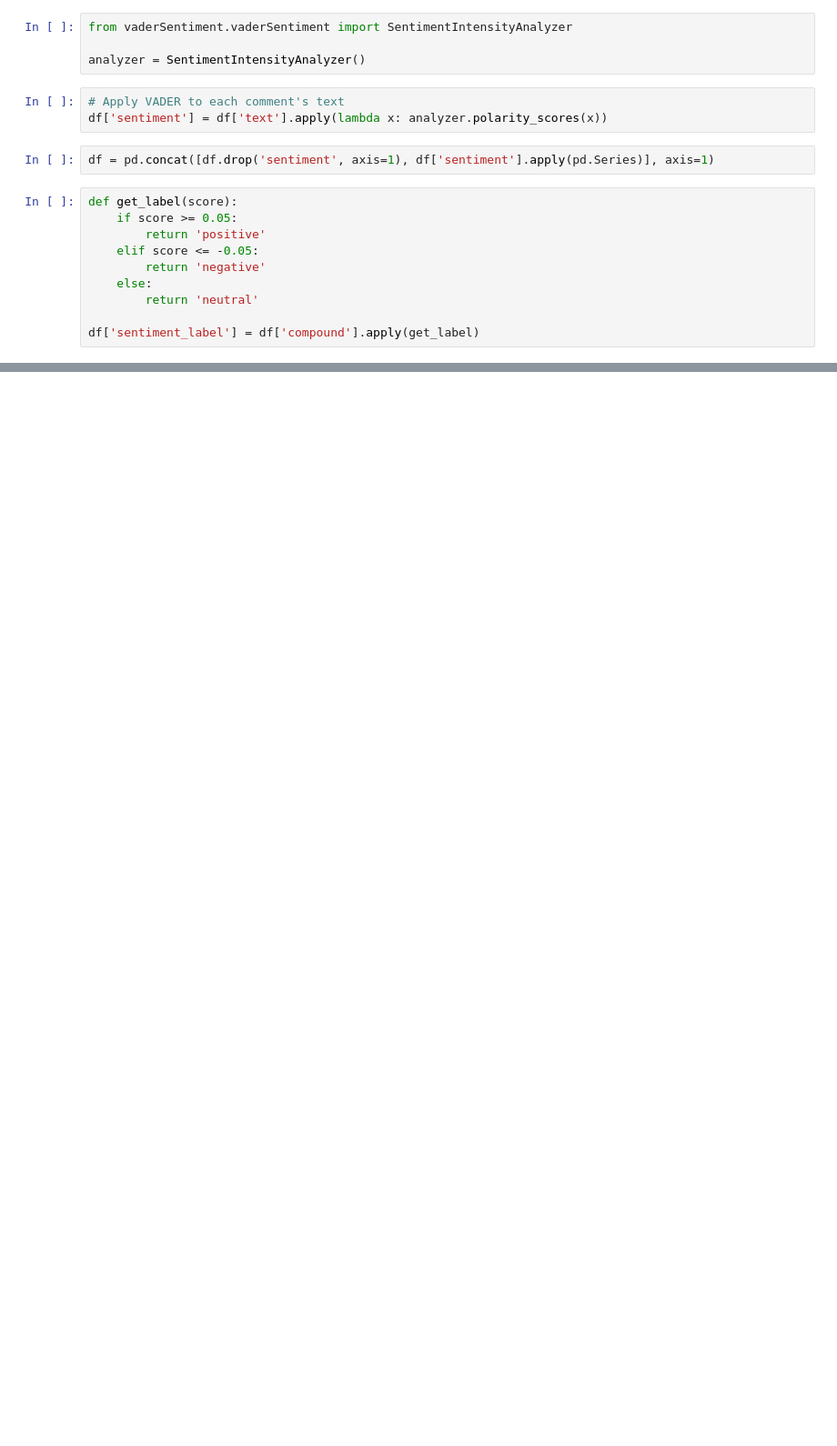
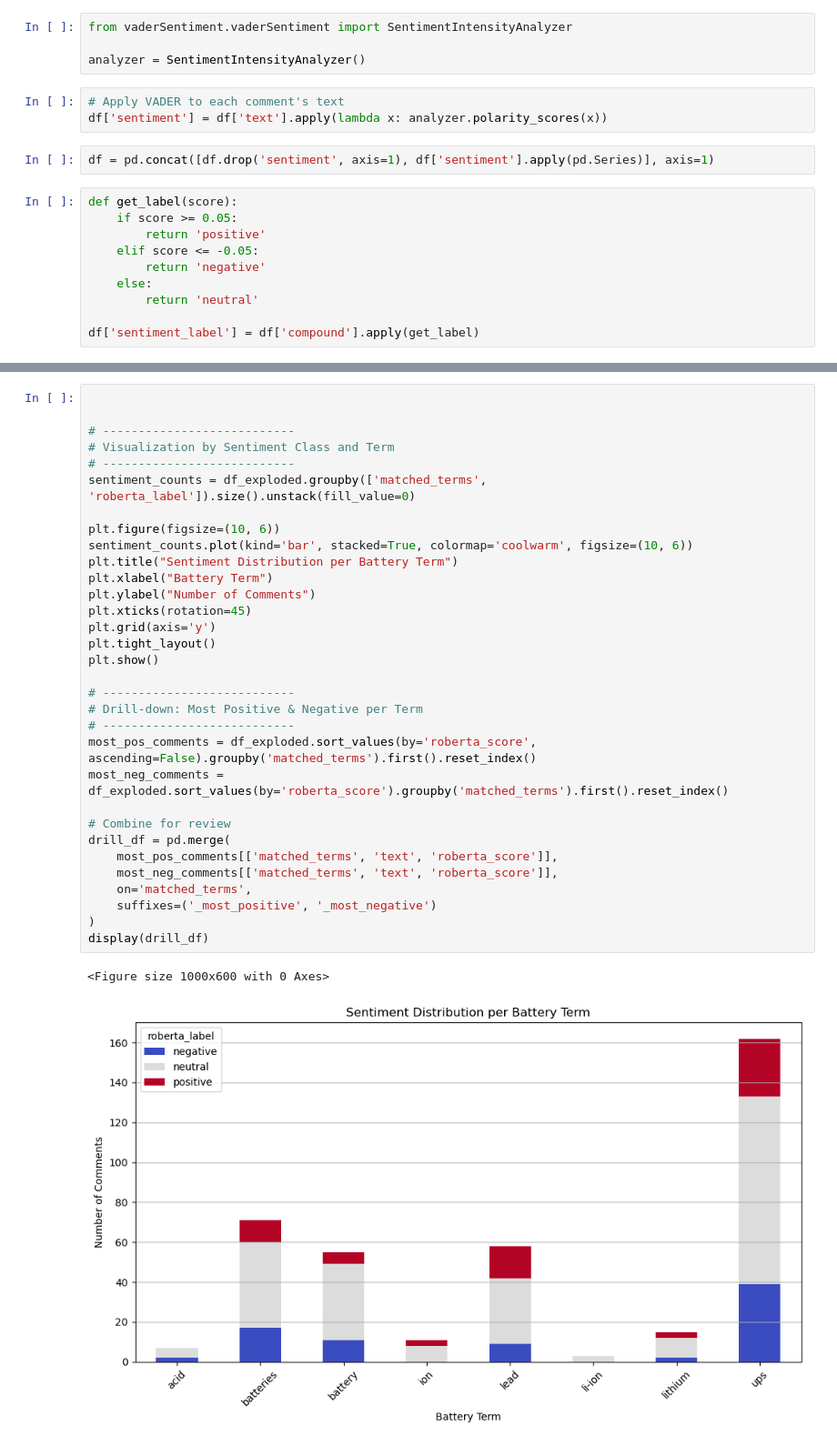
Before and after one commit to rsm-lcapobianco/mysite, a Jupyter notebook: Personnel/Reddit_Sentiment/Reddit_Scrape.ipynb, the cells around one changed output, grey strips where cells are left out. Shown: that part at 91% size. Drawn from its saved outputs; the diff is of its cells as text; blank space fills up the shorter version.

```diff
--- a/Personnel/Reddit_Sentiment/Reddit_Scrape.ipynb
+++ b/Personnel/Reddit_Sentiment/Reddit_Scrape.ipynb
@@ -132,0 +261,35 @@ plt.show()
+# %%
+
+
+# ---------------------------
+# Visualization by Sentiment Class and Term
+# ---------------------------
+sentiment_counts = df_exploded.groupby(['matched_terms', 'roberta_label']).size().unstack(fill_value=0)
+
+plt.figure(figsize=(10, 6))
+sentiment_counts.plot(kind='bar', stacked=True, colormap='coolwarm', figsize=(10, 6))
+plt.title("Sentiment Distribution per Battery Term")
+plt.xlabel("Battery Term")
+plt.ylabel("Number of Comments")
+plt.xticks(rotation=45)
+plt.grid(axis='y')
+plt.tight_layout()
+plt.show()
+
+# ---------------------------
+# Drill-down: Most Positive & Negative per Term
+# ---------------------------
+most_pos_comments = df_exploded.sort_values(by='roberta_score', ascending=False).groupby('matched_terms').first().reset_index()
+most_neg_comments = df_exploded.sort_values(by='roberta_score').groupby('matched_terms').first().reset_index()
+
+# Combine for review
+drill_df = pd.merge(
+    most_pos_comments[['matched_terms', 'text', 'roberta_score']],
+    most_neg_comments[['matched_terms', 'text', 'roberta_score']],
+    on='matched_terms',
+    suffixes=('_most_positive', '_most_negative')
+)
+display(drill_df)
+# %% [output]
+<Figure size 1000x600 with 0 Axes>
+[figure, added]
```
Also changed, not shown: parts of 30 cells of this notebook, 17 other files.
